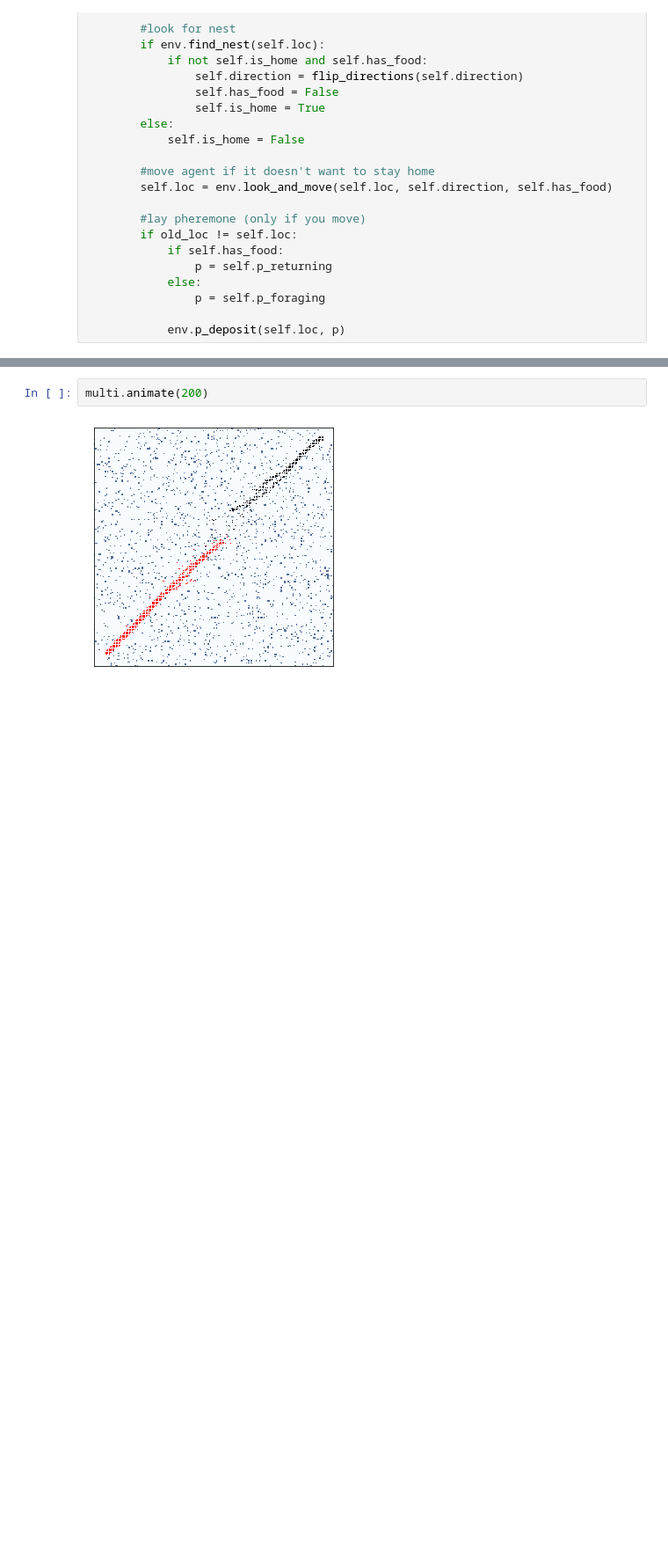
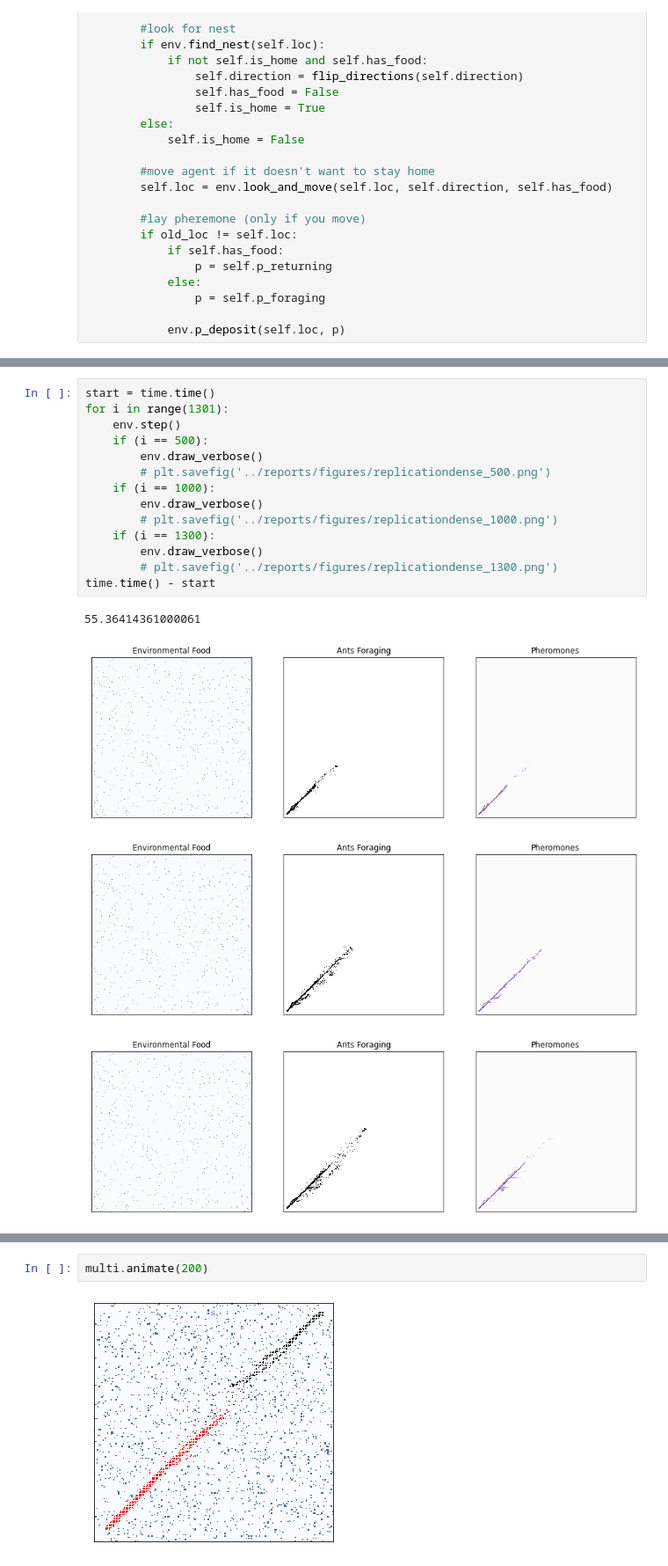
Before and after one commit to davidt315/ant_foraging_model, a Jupyter notebook: code/main_notebook.ipynb, the cells around one changed output, grey strips where cells are left out. Shown at 88% size. Drawn from its saved outputs; the diff is of its cells as text; blank space fills up the shorter version.

```diff
--- a/code/main_notebook.ipynb
+++ b/code/main_notebook.ipynb
@@ -381,0 +398,19 @@ env.animate(100)
+# %%
+start = time.time()
+for i in range(1301):
+    env.step()
+    if (i == 500):
+        env.draw_verbose()
+        # plt.savefig('../reports/figures/replicationdense_500.png')
+    if (i == 1000):
+        env.draw_verbose()
+        # plt.savefig('../reports/figures/replicationdense_1000.png')
+    if (i == 1300):
+        env.draw_verbose()
+        # plt.savefig('../reports/figures/replicationdense_1300.png')
+time.time() - start
+# %% [output]
+55.36414361000061
+[figure, added]
+[figure, added]
+[figure, added]
```
Also changed, not shown: parts of 12 cells of this notebook, 38 other files.
